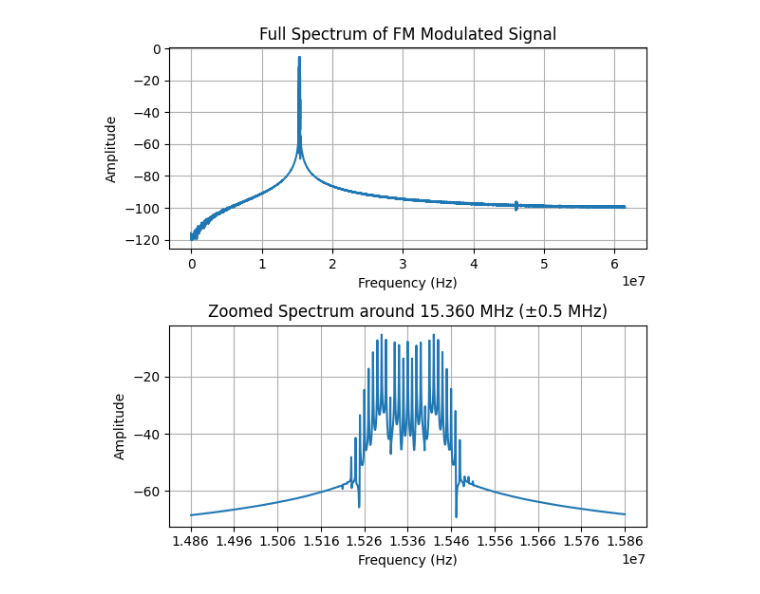
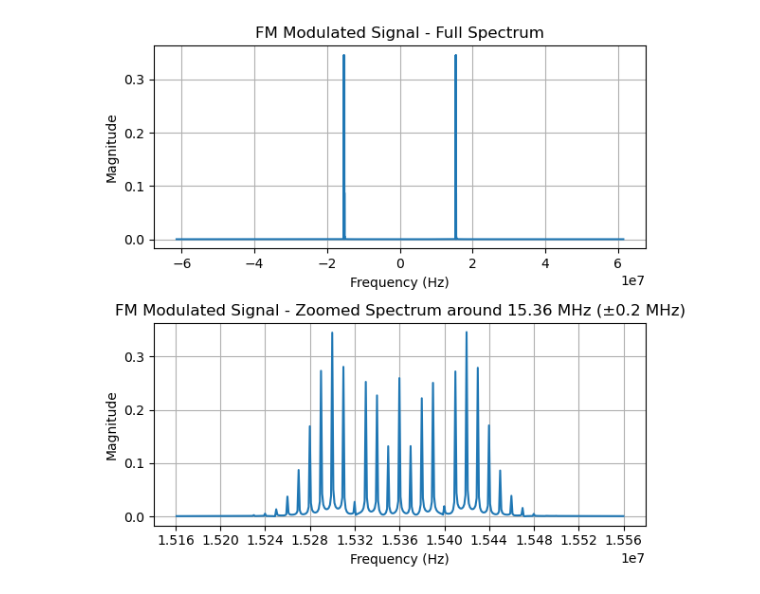
Before and after one commit to ruich95/SynQ, a Jupyter notebook: src/python/fm_demod_2.ipynb, the cells around one changed output. Saved outputs shown, nothing was run; the diff lists cells and outputs as text; code cells hidden in the pictures.

```diff
--- a/src/python/fm_demod_2.ipynb
+++ b/src/python/fm_demod_2.ipynb
@@ -11,47 +55,12 @@ from common import width_convert
 # %%
 sample_rate = 122.88e6
 
 # read fm modulated data from CSV file
 input = np.loadtxt("fm_10k_75k_15_36M.csv", delimiter=",", dtype=np.float64)
 
-# plot the spectrum of the input signal with zoomed view around max amplitude
-N = len(input)
-T = 1.0 / sample_rate
-yf = fft(input)
-xf = fftfreq(N, T)[:N // 2]
-magnitude = 2.0 / N * np.abs(yf[0:N // 2])
-
-# convert vpp to vrms
-magnitude = magnitude / (2 * np.sqrt(2))
-# convert to power in dBm assuming 50 ohm load
-magnitude = 10 * np.log10((magnitude ** 2) / 50 * 1000 + 1e-12)  # add small value to avoid log(0)
-
-fig, axes = plt.subplots(2, 1, figsize=(6, 6))
-
-# full spectrum
-axes[0].plot(xf, magnitude)
-axes[0].set_title("Full Spectrum of FM Modulated Signal")
-axes[0].set_xlabel("Frequency (Hz)")
-axes[0].set_ylabel("Amplitude")
-axes[0].grid(True)
-
-# zoomed spectrum centered at max amplitude ±0.5 MHz
-peak_idx = np.argmax(magnitude)
-center_freq = 15.36e6 # xf[peak_idx]
-mask = (xf >= center_freq - 0.5e6) & (xf <= center_freq + 0.5e6)
-axes[1].plot(xf[mask], magnitude[mask])
-axes[1].set_title(f"Zoomed Spectrum around {center_freq/1e6:.3f} MHz (±0.5 MHz)")
-axes[1].set_xlabel("Frequency (Hz)")
-axes[1].set_ylabel("Amplitude")
-axes[1].grid(True)
-# set x-axis grid lines at every 100 kHz cenetred at center_freq
-xticks = np.arange(center_freq - 0.5e6, center_freq + 0.5e6 + 1, 100e3)
-axes[1].set_xticks(xticks)
-
-plt.tight_layout()
-plt.show()
+_, _ = plot_spectrum(sample_rate, input, "FM Modulated Signal", zoom=True, zoomed_c_freq=15.36e6, zoomed_span=4e5)
 # %% [output]
-[figure, old version]
+[figure, new version]
 # %%
 #convert input to 16bits 2'complement in uint16 format
 input_uint16 = np.clip(np.round(input * 32767), -32768, 32767).astype(np.int16).astype(np.uint16)
```
Also changed, not shown: parts of 10 cells of this notebook, 2 other files.
